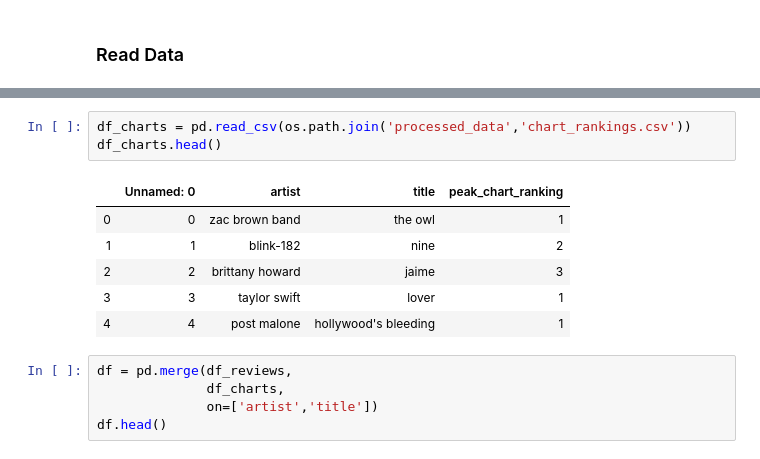
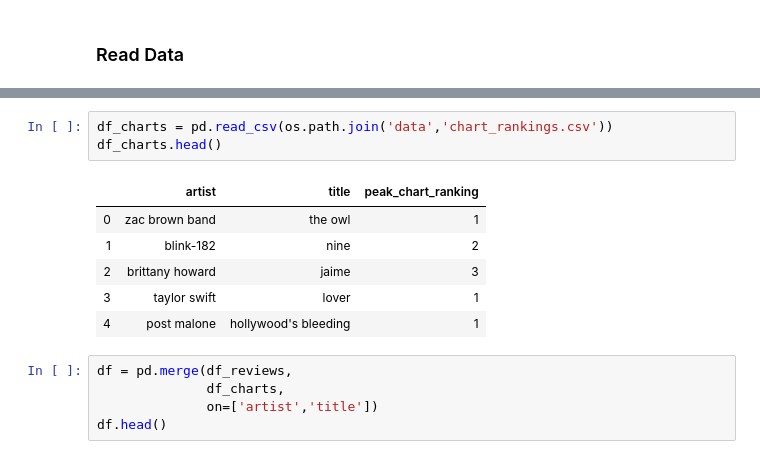
Before and after one commit to ash-jha/is_pitchfork_the_voice_of_the_people, a Jupyter notebook: Sankey.ipynb, the cells around one changed output, grey strips where cells are left out. Drawn from its saved outputs; the diff is of its cells as text.

```diff
--- a/Sankey.ipynb
+++ b/Sankey.ipynb
@@ -21,15 +21,15 @@ df_reviews.head(2)
 | 0 | 22703 | mezzanine | massive attack | http://pitchfork.com/reviews/albu... | 9.3 | 0 | nate patrin | contributor | 2017-01-08 | ... |
 | 1 | 22721 | prelapsarian | krallice | http://pitchfork.com/reviews/albu... | 7.9 | 0 | zoe camp | contributor | 2017-01-07 | ... |
 # %%
-df_charts = pd.read_csv(os.path.join('processed_data','chart_rankings.csv'))
+df_charts = pd.read_csv(os.path.join('data','chart_rankings.csv'))
 df_charts.head()
 # %% [output]
-|  | Unnamed: 0 | artist | title | peak_chart_ranking |
-| 0 | 0 | zac brown band | the owl | 1 |
-| 1 | 1 | blink-182 | nine | 2 |
-| 2 | 2 | brittany howard | jaime | 3 |
-| 3 | 3 | taylor swift | lover | 1 |
-| 4 | 4 | post malone | hollywood's bleeding | 1 |
+|  | artist | title | peak_chart_ranking |
+| 0 | zac brown band | the owl | 1 |
+| 1 | blink-182 | nine | 2 |
+| 2 | brittany howard | jaime | 3 |
+| 3 | taylor swift | lover | 1 |
+| 4 | post malone | hollywood's bleeding | 1 |
 # %%
 df = pd.merge(df_reviews,
               df_charts,
```
Also changed, not shown: parts of 11 cells of this notebook, 3 other files.
